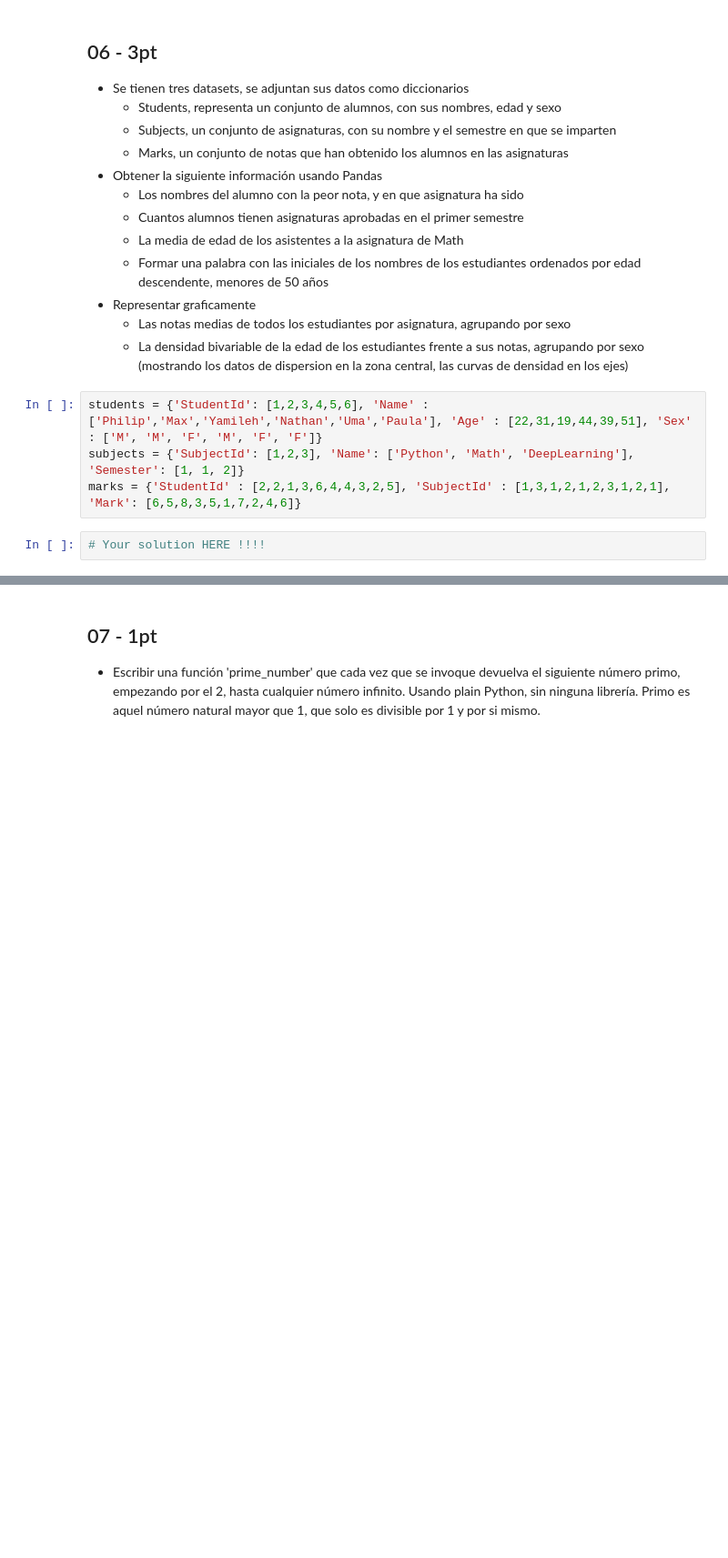
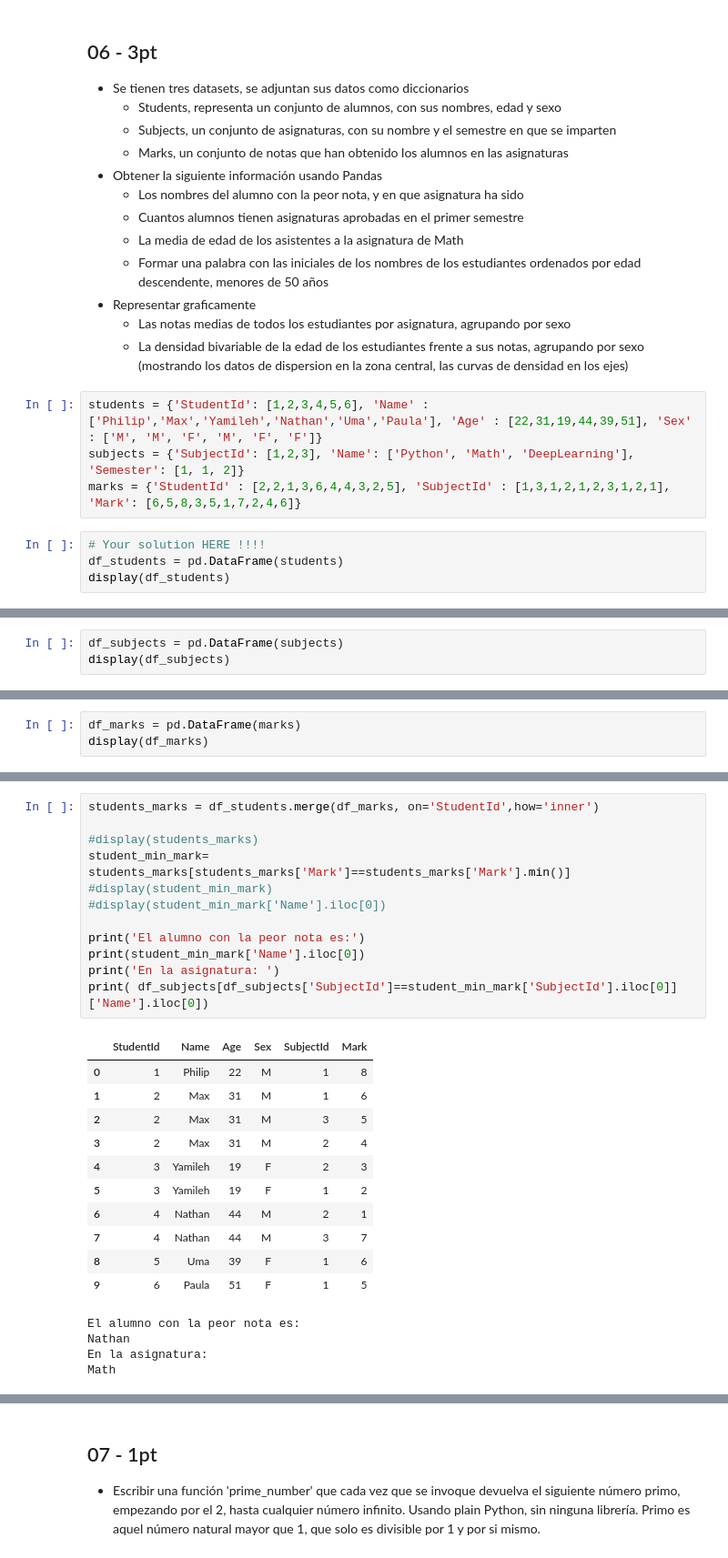
Before and after one commit to StevenMena/01MIAR_Python_IA, a Jupyter notebook: 01MIAR_Exam02_StevenMena.ipynb, the cells around one changed output, grey strips where cells are left out. Shown at 91% size. Drawn from its saved outputs; the diff is of its cells as text; blank space fills up the shorter version.

```diff
--- a/01MIAR_Exam02_StevenMena.ipynb
+++ b/01MIAR_Exam02_StevenMena.ipynb
@@ -143,3 +161,5 @@ subjects = {'SubjectId': [1,2,3], 'Name': ['Python', 'Math', 'DeepLearning'], 'S
 marks = {'StudentId' : [2,2,1,3,6,4,4,3,2,5], 'SubjectId' : [1,3,1,2,1,2,3,1,2,1], 'Mark': [6,5,8,3,5,1,7,2,4,6]}
 # %%
 # Your solution HERE !!!!
+df_students = pd.DataFrame(students)
+display(df_students)
@@ -145,0 +174,3 @@ marks = {'StudentId' : [2,2,1,3,6,4,4,3,2,5], 'SubjectId' : [1,3,1,2,1,2,3,1,2,1
+# %%
+df_subjects = pd.DataFrame(subjects)
+display(df_subjects)
@@ -145,0 +182,3 @@ marks = {'StudentId' : [2,2,1,3,6,4,4,3,2,5], 'SubjectId' : [1,3,1,2,1,2,3,1,2,1
+# %%
+df_marks = pd.DataFrame(marks)
+display(df_marks)
@@ -145,0 +197,28 @@ marks = {'StudentId' : [2,2,1,3,6,4,4,3,2,5], 'SubjectId' : [1,3,1,2,1,2,3,1,2,1
+# %%
+students_marks = df_students.merge(df_marks, on='StudentId',how='inner')
+
+#display(students_marks)
+student_min_mark= students_marks[students_marks['Mark']==students_marks['Mark'].min()]
+#display(student_min_mark)
+#display(student_min_mark['Name'].iloc[0])
+
+print('El alumno con la peor nota es:')
+print(student_min_mark['Name'].iloc[0])
+print('En la asignatura: ')
+print( df_subjects[df_subjects['SubjectId']==student_min_mark['SubjectId'].iloc[0]]['Name'].iloc[0])
+# %% [output]
+|  | StudentId | Name | Age | Sex | SubjectId | Mark |
+| 0 | 1 | Philip | 22 | M | 1 | 8 |
+| 1 | 2 | Max | 31 | M | 1 | 6 |
+| 2 | 2 | Max | 31 | M | 3 | 5 |
+| 3 | 2 | Max | 31 | M | 2 | 4 |
+| 4 | 3 | Yamileh | 19 | F | 2 | 3 |
+| 5 | 3 | Yamileh | 19 | F | 1 | 2 |
+| 6 | 4 | Nathan | 44 | M | 2 | 1 |
+| 7 | 4 | Nathan | 44 | M | 3 | 7 |
+| 8 | 5 | Uma | 39 | F | 1 | 6 |
+| 9 | 6 | Paula | 51 | F | 1 | 5 |
+El alumno con la peor nota es:
+Nathan
+En la asignatura:
+Math
```
Also changed, not shown: parts of 15 cells of this notebook.
